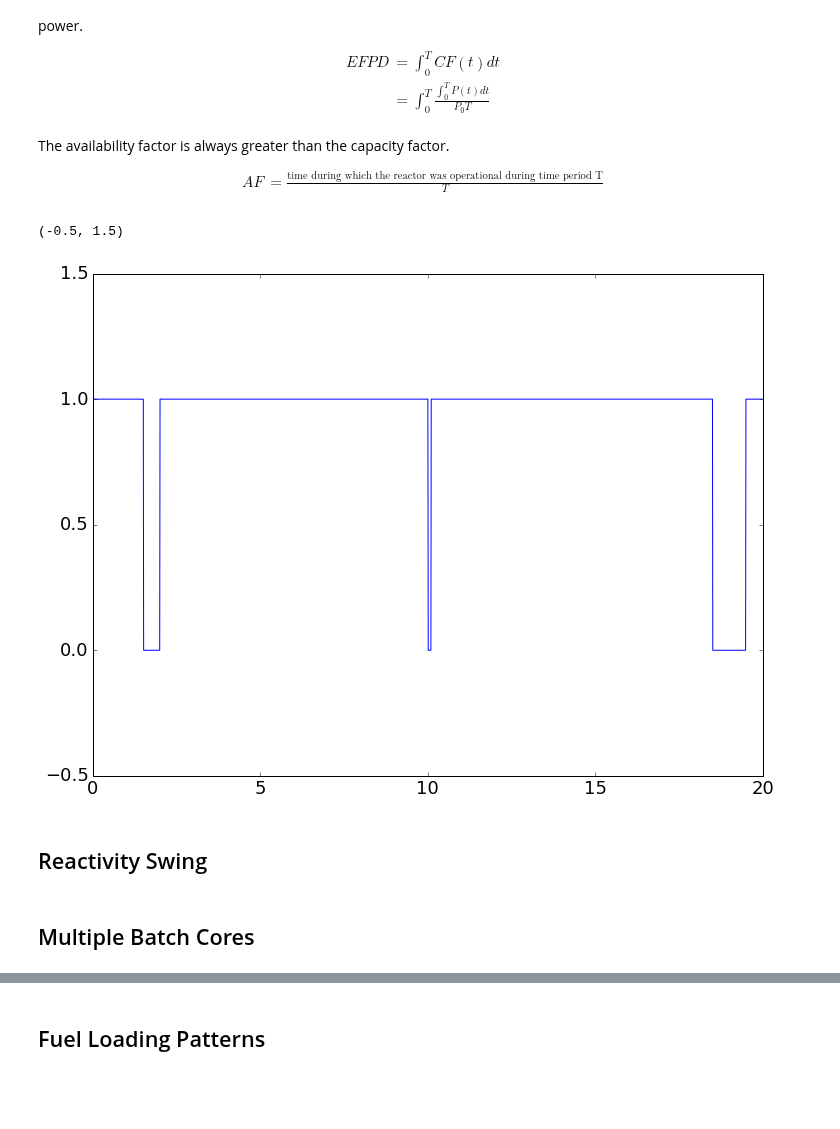
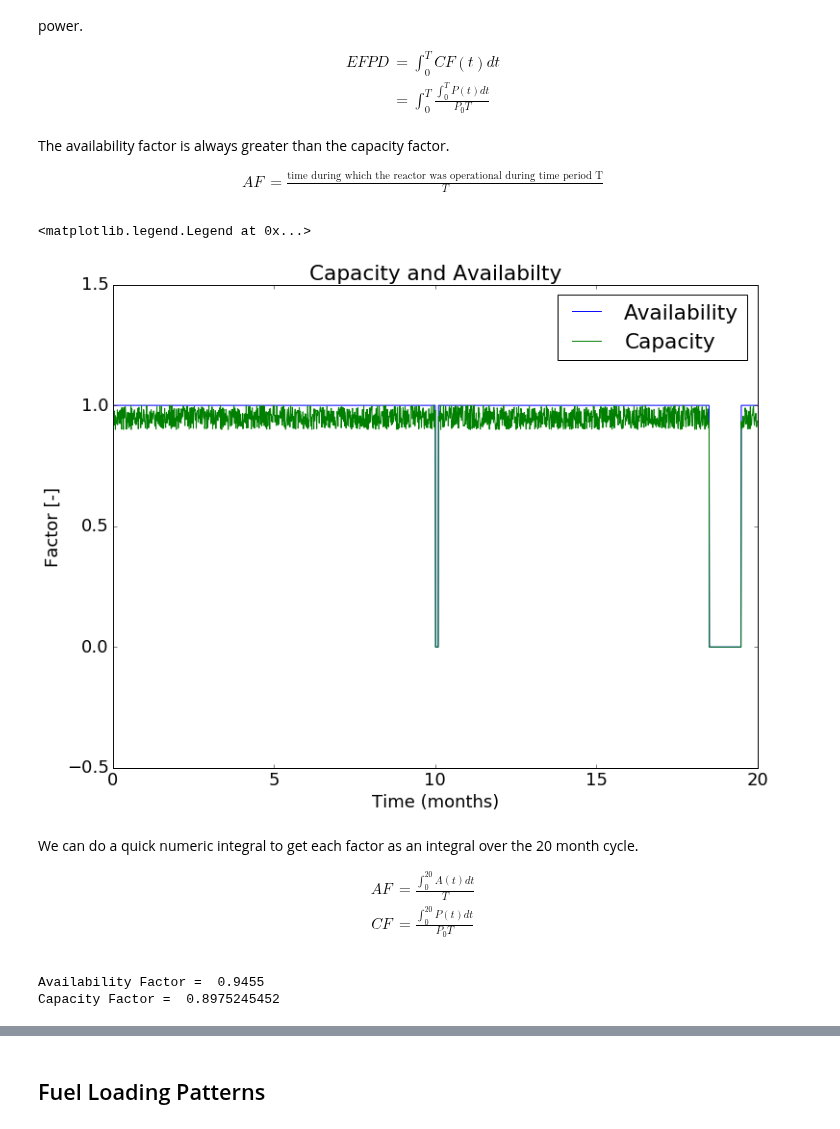
Before and after one commit to katyhuff/npre412, a Jupyter notebook: in-core/in-core.ipynb, the cells around one changed output, grey strips where cells are left out. Cells and saved outputs as stored; diff of their text form; code cells hidden in the pictures; blank space fills up the shorter version.

```diff
--- a/in-core/in-core.ipynb
+++ b/in-core/in-core.ipynb
@@ -111,34 +123,48 @@ AF &= \frac{\mbox{time during which the reactor was operational during time peri
 \end{align}
 # %%
 # The reactor shuts down:
-# for two weeks starting 1.5 months into the cycle
 # for a few days during the 10th month
 # for one month during month 18
-shutdowns = {1.5:2.0,
-             10:10.1,
+shutdowns = {10:10.1,
              18.5:19.5}
 
 import numpy as np
 def A(t, shutdowns):
     to_ret = 1.0*(t > 0)
     for start,stop in shutdowns.items():
         if start < t and t < stop:
             to_ret = 0
     return to_ret
 
 times = np.arange(0.0, 20.0, 0.01)
 hist = np.arange(0.0, 20.0, 0.01)
+cf = np.arange(0.0, 20.0, 0.01)
+
 for i in range(0, times.size):
     hist[i] = A(times[i], shutdowns)
-plt.plot(times, hist)
+    cf[i] = A(times[i], shutdowns)*(1.-0.1*np.random.random())
+
+plt.plot(times, hist, label='Availability')
+plt.plot(times, cf, label='Capacity')
+
 plt.ylim([-0.5, 1.5])
-plt.set_title()
-plt.set_xlabel()
-plt.set_ylabel()
+plt.title('Capacity and Availabilty')
+plt.xlabel('Time (months)')
+plt.ylabel('Factor [-]')
+plt.legend()
 # %% [output]
-(-0.5, 1.5)
+<matplotlib.legend.Legend at 0x...>
-[figure, old version]
+[figure, new version]
-# %% [markdown]
-## Reactivity Swing
-# %% [markdown]
-## Multiple Batch Cores
+# %% [markdown]
+We can do a quick numeric integral to get each factor as an integral over the 20 month cycle.
+
+\begin{align}
+AF &= \frac{\int_0^{20}A(t)dt}{T}\\
+CF &= \frac{\int_0^{20}P(t)dt}{P_0T}\\
+\end{align}
+# %%
+print("Availability Factor = ", hist.sum()/hist.shape[0])
+print("Capacity Factor = ", cf.sum()/cf.shape[0])
+# %% [output]
+Availability Factor =  0.9455
+Capacity Factor =  0.8975245452
```
Also changed, not shown: parts of 9 cells of this notebook.
